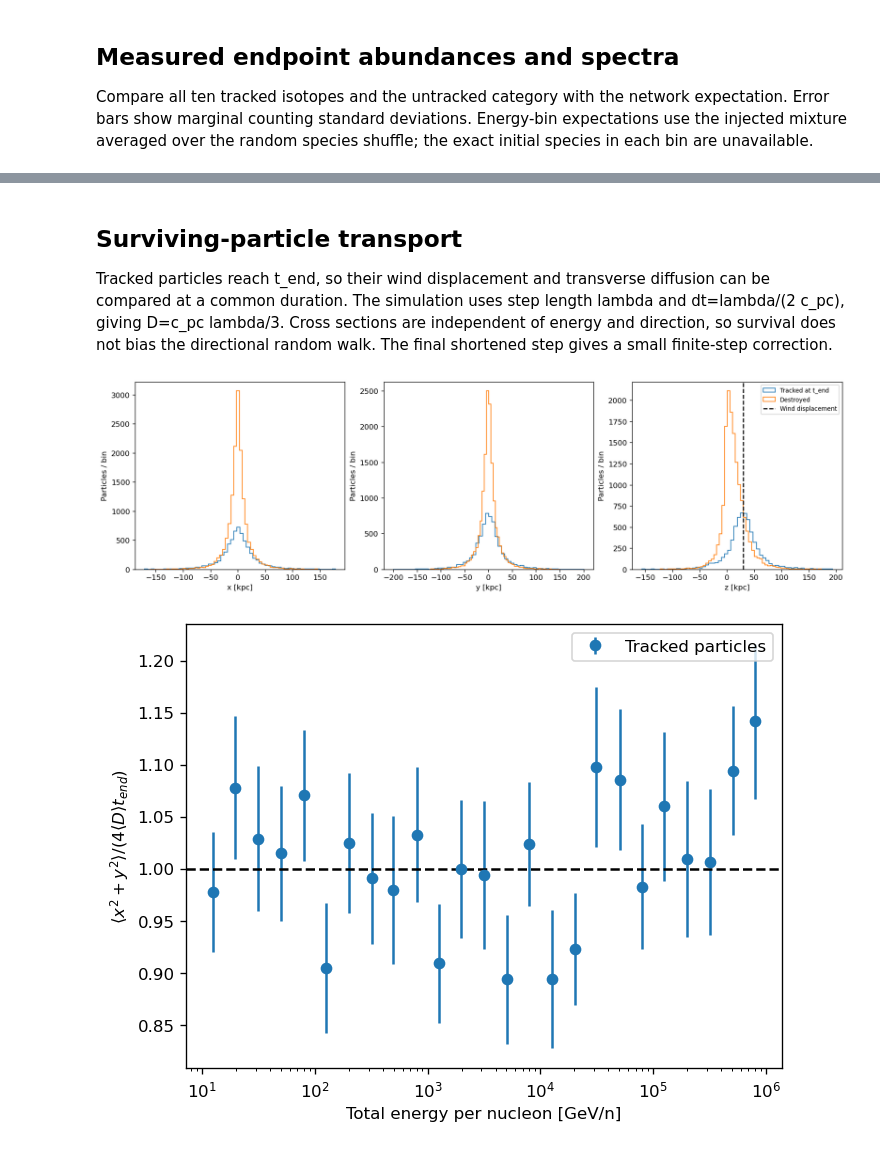
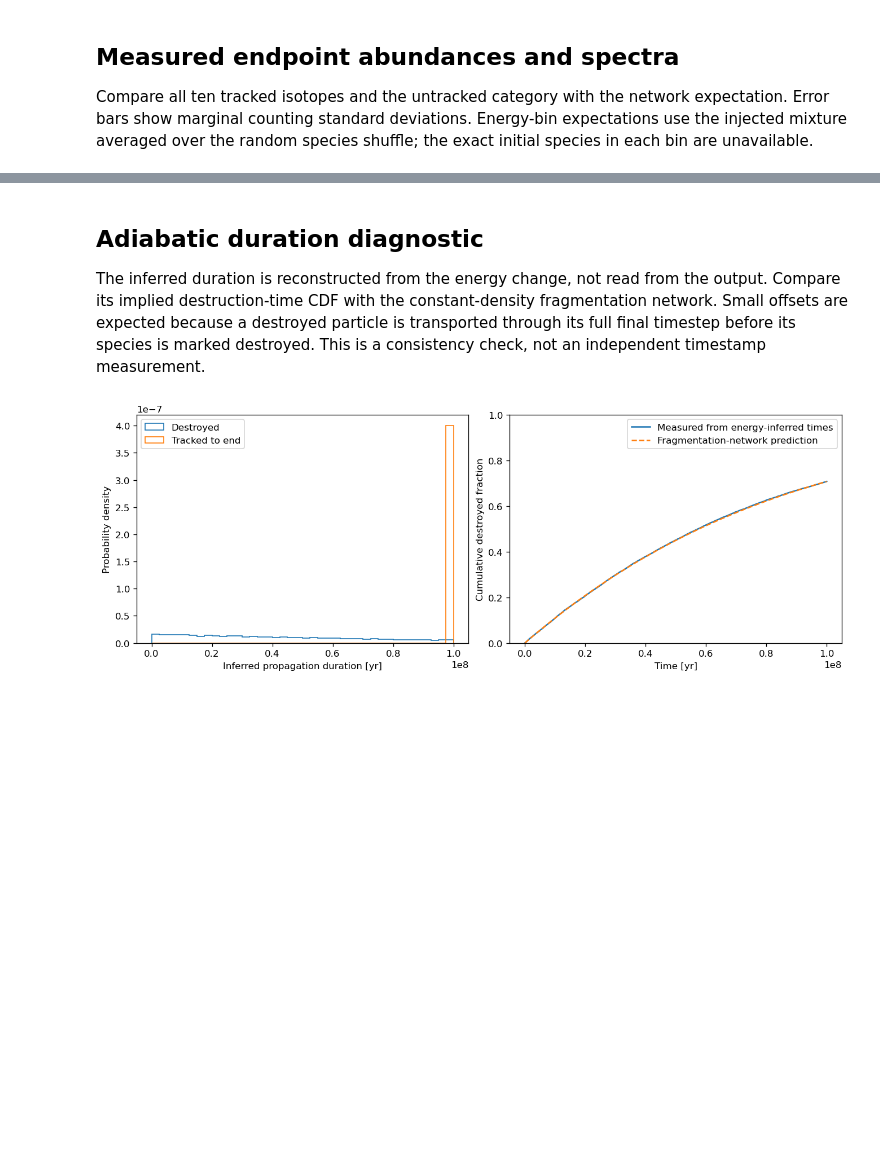
Before and after one commit to Chao-Ming-Li/CR_transport, a Jupyter notebook: Monte Carlo/spallation_analysis.ipynb, the cells around one changed output, grey strips where cells are left out. Cells and saved outputs as stored; diff of their text form; code cells hidden in the pictures; blank space fills up the shorter version.

Commit message:
MC simulation implemented. Next: verify results and run real physical conditions...

```diff
--- a/Monte Carlo/spallation_analysis.ipynb
+++ b/Monte Carlo/spallation_analysis.ipynb
@@ -15,7 +15,7 @@ from matplotlib.colors import LogNorm
 
 plt.rcParams.update({'figure.dpi': 120, 'axes.grid': False})
 # %%
-# Parameters in the current spallation.cpp; the binary has no run metadata.
+# Parameters in the current transport_spallation_loss.cpp; the binary has no run metadata.
 # Change these if the file was generated with different parameters.
 file = Path("spallation_test.bin")
 N = 21000
@@ -23,7 +23,10 @@ E_min = 10.0       # total energy per nucleon, GeV/n
 E_max = 1e6
 nH = 0.1          # cm^-3; constant in this run
 t_end = 1e8        # yr
-v_z = 3e-4        # pc / yr
+a_wind = 1e-8     # yr^-1; u_z = a_wind * z and div(u) = a_wind
+m_p = 0.938272    # GeV/c^2 per nucleon for the adiabatic energy update
+source_radius_pc = 1.0e4
+source_half_height_pc = 100.0  # current C++ value; total thickness 200 pc
 c = 2.99792458e10  # cm / s
 c_pc = 0.30660139  # pc / yr
 yr2s = 31557600.0
@@ -46,6 +49,14 @@ if not np.all(np.isin(species_raw, np.arange(-1, 10))):
 species = species_raw.astype(int)
 tracked = species >= 0
 destroyed = ~tracked
+Ei = np.logspace(np.log10(E_min), np.log10(E_max), n)  # initial energy from record order
+p_initial = np.sqrt(Ei**2 - m_p**2)
+p_final = np.sqrt(np.maximum(E**2 - m_p**2, 0.0))
+elapsed_inferred = -3.0 / a_wind * np.log(p_final / p_initial)
+if np.any(elapsed_inferred < -1e-5) or np.any(elapsed_inferred > t_end + 1e3):
+    raise ValueError("Final energies are inconsistent with the assumed adiabatic-only cooling history")
+elapsed_inferred = np.clip(elapsed_inferred, 0.0, t_end)
+print("Inferred elapsed time min / median / max [yr]:", np.percentile(elapsed_inferred, [0, 50, 100]))
 print("Tracked / destroyed:", tracked.sum(), destroyed.sum())
 # %% [output]
 Number of records: 21000
@@ -309,41 +323,26 @@ Largest transport timestep [yr]: 326.15638174373566
 # %% [markdown]
-## Surviving-particle transport
-Tracked particles reach t_end, so their wind displacement and transverse diffusion can be compared at a common duration. The simulation uses step length lambda and dt=lambda/(2 c_pc), giving D=c_pc lambda/3. Cross sections are independent of energy and direction, so survival does not bias the directional random walk. The final shortened step gives a small finite-step correction.
+## Adiabatic duration diagnostic
+The inferred duration is reconstructed from the energy change, not read from the output. Compare its implied destruction-time CDF with the constant-density fragmentation network. Small offsets are expected because a destroyed particle is transported through its full final timestep before its species is marked destroyed. This is a consistency check, not an independent timestamp measurement.
 # %%
-fig, axes = plt.subplots(1, 3, figsize=(14, 4), constrained_layout=True)
-for j, ax in enumerate(axes):
-    for mask, label in [(tracked, "Tracked at t_end"), (destroyed, "Destroyed")]:
-        ax.hist(xyz[mask, j] / 1000, bins=60, histtype="step", label=label)
-    ax.set(xlabel="xyz"[j] + " [kpc]", ylabel="Particles / bin")
-axes[2].axvline(v_z * t_end / 1000, color="black", linestyle="--", label="Wind displacement")
-axes[2].legend(fontsize=8)
+fig, axes = plt.subplots(1, 2, figsize=(11, 4), constrained_layout=True)
+time_edges = np.linspace(0, t_end, 41)
+for mask, label in [(destroyed, "Destroyed"), (tracked, "Tracked to end")]:
+    axes[0].hist(elapsed_inferred[mask], bins=time_edges, histtype="step", density=True, label=label)
+axes[0].set(xlabel="Inferred propagation duration [yr]", ylabel="Probability density")
+axes[0].legend()
+
+time_grid = np.linspace(0, t_end, 250)
+predicted_destroyed = np.array([1 - (initial @ expm(Q * tt))[:k].sum() / n
+                               for tt in time_grid])
+measured_destroyed = np.array([np.count_nonzero(destroyed & (elapsed_inferred <= tt)) / n
+                             for tt in time_grid])
+axes[1].plot(time_grid, measured_destroyed, label="Measured from energy-inferred times")
+axes[1].plot(time_grid, predicted_destroyed, "--", label="Fragmentation-network prediction")
+axes[1].set(xlabel="Time [yr]", ylabel="Cumulative destroyed fraction", ylim=(0, 1))
+axes[1].legend()
 plt.show()
-
-rows = []
-for lower, upper in zip(bins[:-1], bins[1:]):
-    selected = tracked & (E >= lower) & (E < upper)
-    count = selected.sum()
-    if count < 2:
-        continue
-    transverse = x[selected]**2 + y[selected]**2
-    D = c_pc * 2 * E[selected]**(1 / 3) / 3
-    rows.append((np.exp(np.log(E[selected]).mean()), transverse.mean(),
-                 transverse.std(ddof=1) / np.sqrt(count), 4 * D.mean() * t_end))
-if rows:
-    e_surv, moment_surv, error_surv, expected_surv = np.array(rows).T
-    plt.errorbar(e_surv, moment_surv / expected_surv, yerr=error_surv / expected_surv,
-                 fmt="o", label="Tracked particles")
-    plt.axhline(1, color="black", linestyle="--")
-    plt.xscale("log")
-    plt.xlabel("Total energy per nucleon [GeV/n]")
-    plt.ylabel(r"$\langle x^2+y^2\rangle / (4\langle D\rangle t_{end})$")
-    plt.legend()
-    plt.show()
-else:
-    print("Too few tracked particles for binned diffusion diagnostics.")
 # %% [output]
-[figure, old version]
+[figure, new version]
-[figure, removed]
 # %% [markdown]
 ## Interpretation and saved information
 Spectra show particle counts per logarithmic energy interval, not physical fluxes: injection uses a deterministic logarithmic grid with equal particle weights. B/C sums B10+B11 over C12+C13. There is no injected boron in this run; final carbon includes surviving primaries and fragmentation products. Cross sections and density are energy independent, so the predicted endpoint composition and B/C are energy independent; finite samples fluctuate.
```
Also changed, not shown: parts of 11 cells of this notebook, 6 other files.
